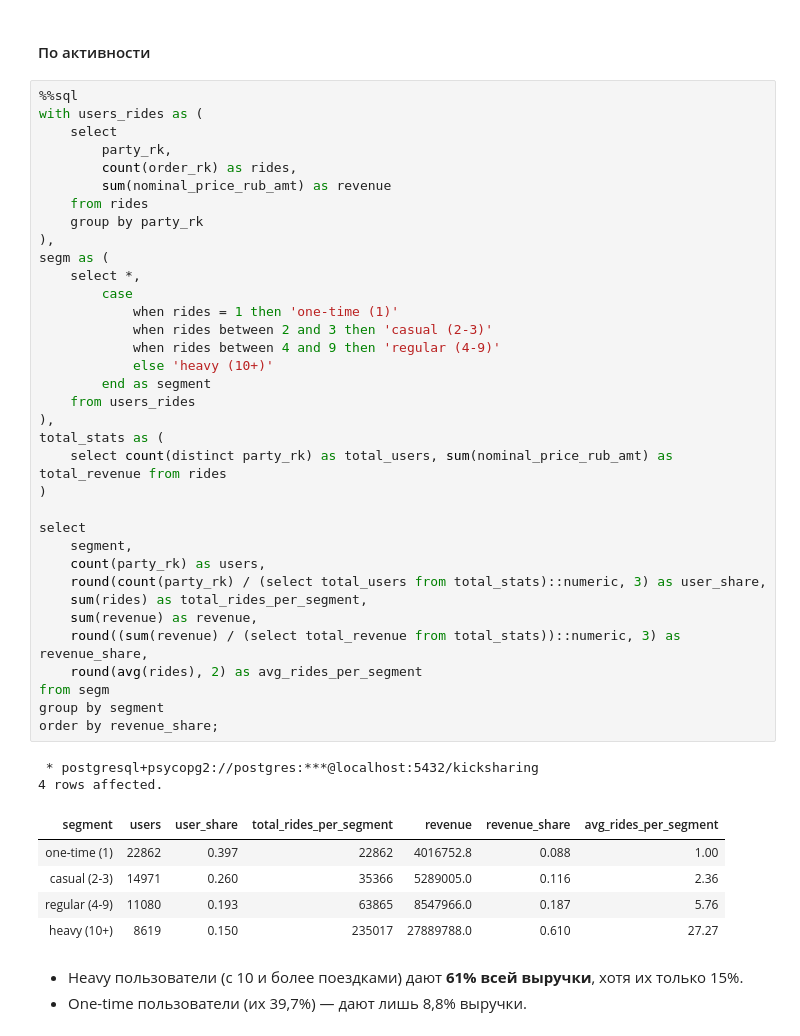
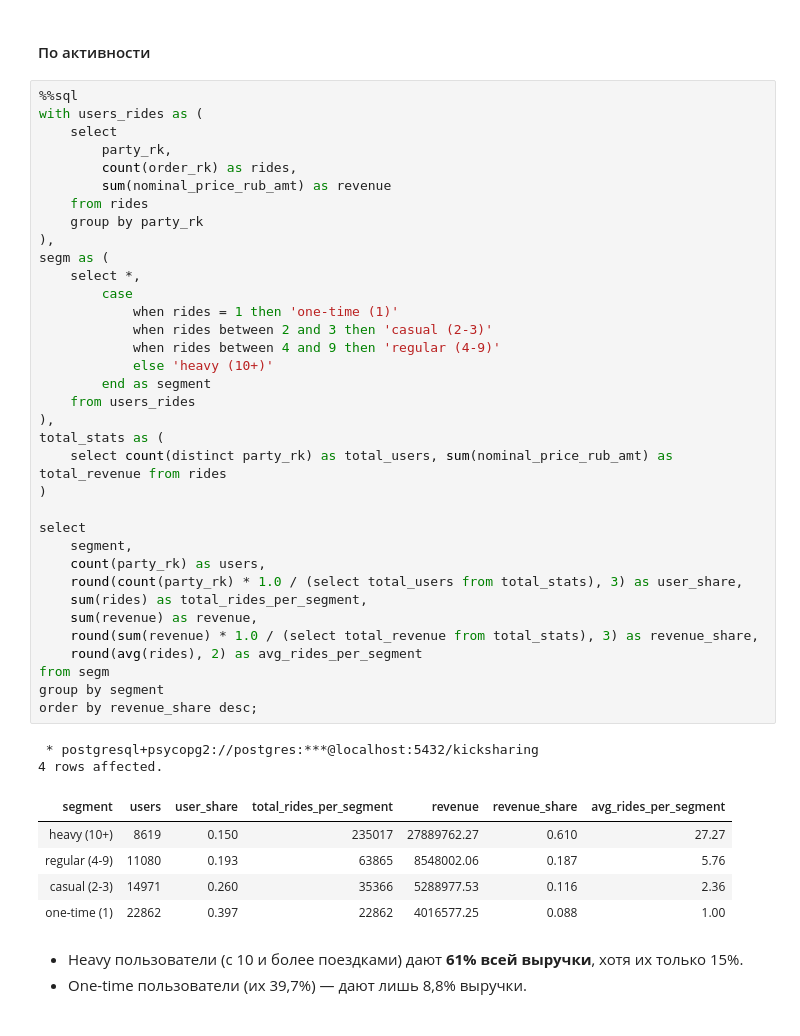
Before and after one commit to george-gh5/kicksharing-analysis, a Jupyter notebook: notebooks/3_sql_queries.ipynb, the cells around one changed output. Cells and saved outputs as stored; diff of their text form.

```diff
--- a/notebooks/3_sql_queries.ipynb
+++ b/notebooks/3_sql_queries.ipynb
@@ -434,40 +455,40 @@ with users_rides as (
         sum(nominal_price_rub_amt) as revenue
     from rides
     group by party_rk
 ),
 segm as (
     select *,
         case
             when rides = 1 then 'one-time (1)'
             when rides between 2 and 3 then 'casual (2-3)'
             when rides between 4 and 9 then 'regular (4-9)'
             else 'heavy (10+)'
         end as segment
     from users_rides
 ),
 total_stats as (
     select count(distinct party_rk) as total_users, sum(nominal_price_rub_amt) as total_revenue from rides
 )
 
 select
     segment,
     count(party_rk) as users,
-    round(count(party_rk) / (select total_users from total_stats)::numeric, 3) as user_share,
+    round(count(party_rk) * 1.0 / (select total_users from total_stats), 3) as user_share,
     sum(rides) as total_rides_per_segment,
     sum(revenue) as revenue,
-    round((sum(revenue) / (select total_revenue from total_stats))::numeric, 3) as revenue_share,
+    round(sum(revenue) * 1.0 / (select total_revenue from total_stats), 3) as revenue_share,
     round(avg(rides), 2) as avg_rides_per_segment
 from segm
 group by segment
-order by revenue_share;
+order by revenue_share desc;
 # %% [output]
  * postgresql+psycopg2://postgres:***@localhost:5432/kicksharing
 4 rows affected.
 | segment | users | user_share | total_rides_per_segment | revenue | revenue_share | avg_rides_per_segment |
-| one-time (1) | 22862 | 0.397 | 22862 | 4016752.8 | 0.088 | 1.00 |
-| casual (2-3) | 14971 | 0.260 | 35366 | 5289005.0 | 0.116 | 2.36 |
-| regular (4-9) | 11080 | 0.193 | 63865 | 8547966.0 | 0.187 | 5.76 |
-| heavy (10+) | 8619 | 0.150 | 235017 | 27889788.0 | 0.610 | 27.27 |
+| heavy (10+) | 8619 | 0.150 | 235017 | 27889762.27 | 0.610 | 27.27 |
+| regular (4-9) | 11080 | 0.193 | 63865 | 8548002.06 | 0.187 | 5.76 |
+| casual (2-3) | 14971 | 0.260 | 35366 | 5288977.53 | 0.116 | 2.36 |
+| one-time (1) | 22862 | 0.397 | 22862 | 4016577.25 | 0.088 | 1.00 |
 # %% [markdown]
 - Heavy пользователи (с 10 и более поездками) дают **61% всей выручки**, хотя их только 15%.
 - One-time пользователи (их 39,7%) — дают лишь 8,8% выручки.
```
Also changed, not shown: parts of 20 cells of this notebook, 2 other files.
